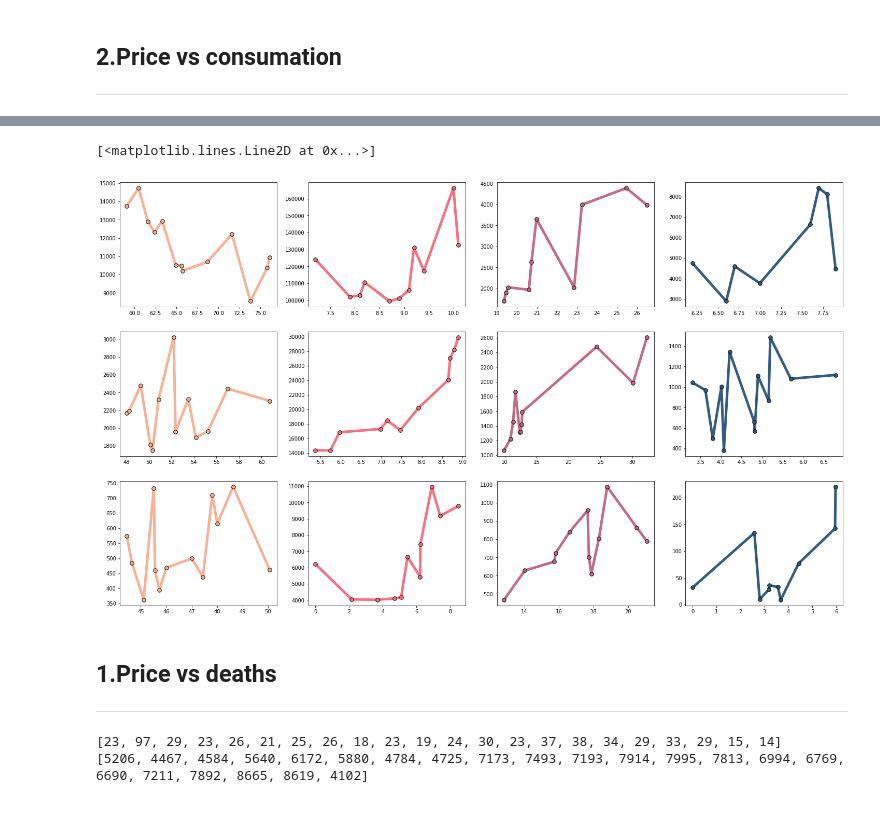
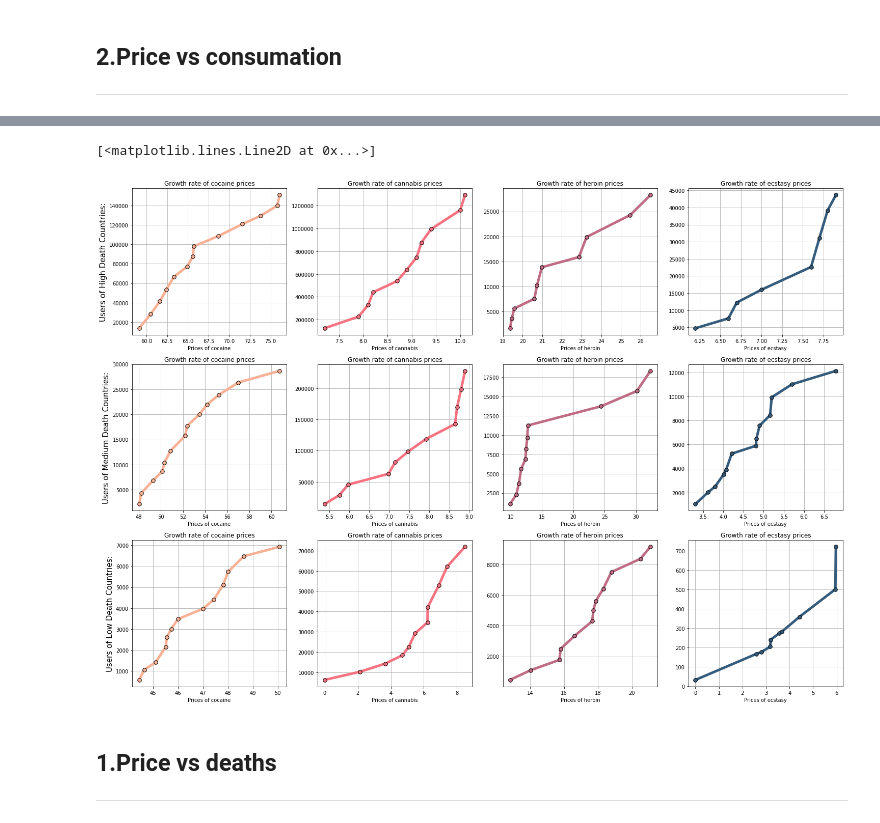
Before and after one commit to danilo1214/PR20ddpdjphv, a Jupyter notebook: Hristijan.ipynb, the cells around one changed output, grey strips where cells are left out. Cells and saved outputs as stored; diff of their text form; code cells hidden in the pictures.

```diff
--- a/Hristijan.ipynb
+++ b/Hristijan.ipynb
@@ -101 +174,5 @@ for i in ax.patches:
+# %%
+cocaine_p_high, cocaine_u_high, cocaine_p_med, cocaine_u_med, cocaine_p_low, cocaine_u_low = read_table("cocaineUsers.xlsx","cocainePriceMean.xlsx","Germany","Belgium-A","Belgium","Portugal")
+cannabis_p_high, cannabis_u_high, cannabis_p_med, cannabis_u_med, cannabis_p_low, cannabis_u_low = read_table("cannabisUsers.xlsx","cannabisPriceMean.xlsx","Germany","Belgium-A","Belgium","Portugal")
+ecstasy_p_high, ecstasy_u_high, ecstasy_p_med, ecstasy_u_med, ecstasy_p_low, ecstasy_u_low = read_table("ecstasyUsers.xlsx","ectasyPriceMean.xlsx","Germany","Belgium-A","Belgium","Portugal")
 # %%
@@ -354,23 +254,34 @@ for v in ecstasy_p_low:
 # %%
-fig, axs = plt.subplots(3, 4, figsize=(25,15))
+fig, axs = plt.subplots(3, 4, figsize=(25,18))
 
-axs[0, 0].plot(cocaine_p_high, cocaine_u, linewidth=5, marker = ".", markersize = 15, markeredgecolor = "black", color = "#f8b195")
-axs[0, 1].plot(cannabis_p_high, cannabis_u, linewidth=5, marker = ".", markersize = 15, markeredgecolor = "black", color = "#f67280")
+axs[0, 0].set_ylabel("Users of High Death Countries:", fontsize=15)
+axs[1, 0].set_ylabel("Users of Medium Death Countries:", fontsize=15)
+axs[2, 0].set_ylabel("Users of Low Death Countries:", fontsize=15)
+
+drugs = ["cocaine", "cannabis", "heroin", "ecstasy"]
+for x in range(0,3):
+    for y in range(0,4):
+        axs[x, y].set_xlabel("Prices of %s" % drugs[y])
+        axs[x, y].set_title("Growth rate of %s prices" % drugs[y])
+        axs[x, y].grid()
+
+axs[0, 0].plot(cocaine_p_high, cocaine_u_high, linewidth=5, marker = ".", markersize = 15, markeredgecolor = "black", color = "#f8b195")
+axs[0, 1].plot(cannabis_p_high, cannabis_u_high, linewidth=5, marker = ".", markersize = 15, markeredgecolor = "black", color = "#f67280")
 axs[0, 2].plot(heroin_p_high[:-1], heroin_u_high[:-1], linewidth=5, marker = ".", markersize = 15, markeredgecolor = "black", color = "#c06c84")
 axs[0, 3].plot(ecstasy_p_high, ecstasy_u_high, linewidth=5, marker = ".", markersize = 15, markeredgecolor = "black", color = "#355c7d")
 
 axs[1, 0].plot(cocaine_p_med, cocaine_u_med, linewidth=5, marker = ".", markersize = 15, markeredgecolor = "black", color = "#f8b195" )
 axs[1, 1].plot(cannabis_p_med, cannabis_u_med, linewidth=5, marker = ".", markersize = 15, markeredgecolor = "black", color = "#f67280")
 axs[1, 2].plot(heroin_p_med[:-1], heroin_u_med[:-1], linewidth=5, marker = ".", markersize = 15, markeredgecolor = "black", color = "#c06c84")
 axs[1, 3].plot(ecstasy_p_med, ecstasy_u_med, linewidth=5, marker = ".", markersize = 15, markeredgecolor = "black", color = "#355c7d")
 
 axs[2, 0].plot(cocaine_p_low, cocaine_u_low, linewidth=5, marker = ".", markersize = 15, markeredgecolor = "black", color = "#f8b195")
 axs[2, 1].plot(cannabis_p_low, cannabis_u_low, linewidth=5, marker = ".", markersize = 15, markeredgecolor = "black", color = "#f67280")
 axs[2, 2].plot(heroin_p_low[:-1], heroin_u_low[:-1], linewidth=5, marker = ".", markersize = 15, markeredgecolor = "black", color = "#c06c84")
 axs[2, 3].plot(ecstasy_p_low, ecstasy_u_low, linewidth=5, marker = ".", markersize = 15, markeredgecolor = "black", color = "#355c7d")
 # %% [output]
 [<matplotlib.lines.Line2D at 0x...>]
-[figure, old version]
+[figure, new version]
 # %% [markdown]
 1.Price vs deaths
 --------------
@@ -380,7 +291,7 @@ total_deaths = {}
 for i,row in m.iterrows():
     for j, row1 in f.iterrows():
         if i == j:
-            for x in range(1995,2018):
+            for x in range(1995,2018):k
                 total_deaths[x] = np.sum(f[x]) + np.sum(m[x])
 
 price_mean = {}
@@ -408,13 +319,9 @@ for i, row in heroin_white_price.iterrows():
 
 price_list = []
 death_list = []
+years = []
 
 for i in range(1996,2018):
     price_list.append(int(price_mean[i]))
     death_list.append(int(total_deaths[i]))
-
-print(price_list)
-print(death_list)
+    years.append(i)
-# %% [output]
-[23, 97, 29, 23, 26, 21, 25, 26, 18, 23, 19, 24, 30, 23, 37, 38, 34, 29, 33, 29, 15, 14]
-[5206, 4467, 4584, 5640, 6172, 5880, 4784, 4725, 7173, 7493, 7193, 7914, 7995, 7813, 6994, 6769, 6690, 7211, 7892, 8665, 8619, 4102]
```
Also changed, not shown: parts of 9 cells of this notebook.
